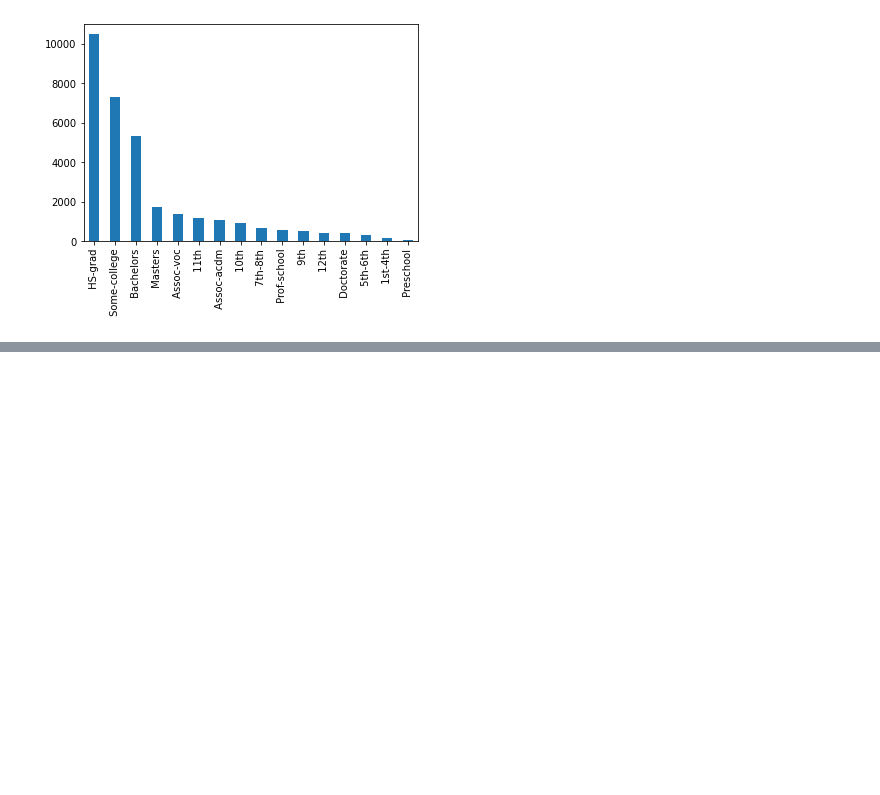
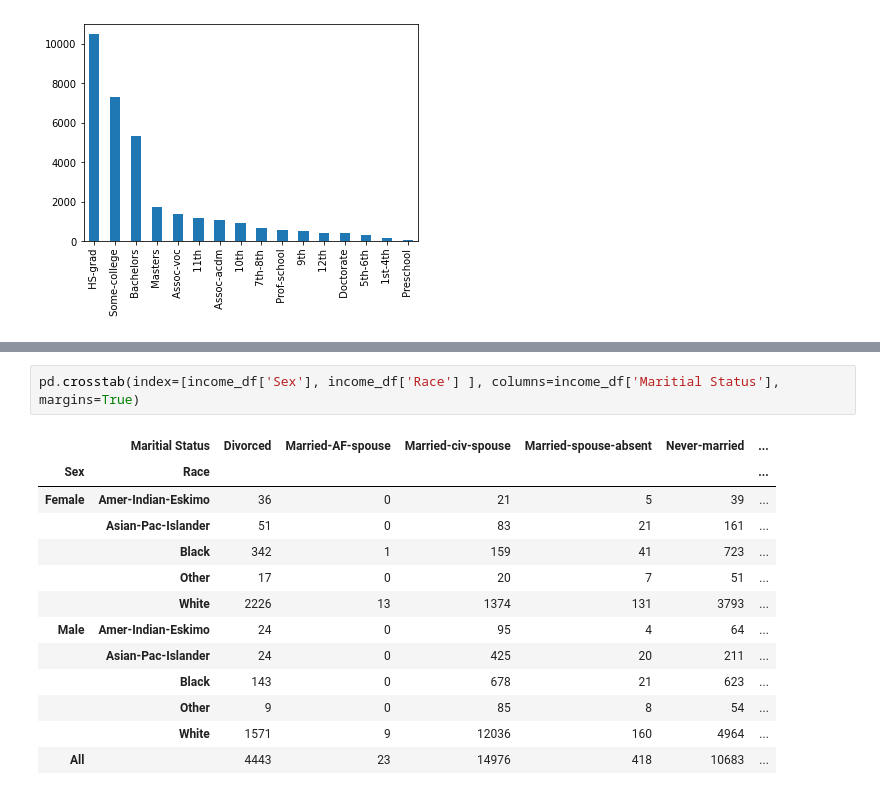
Before and after one commit to arpitsharma27/RegressionTechniques, a Jupyter notebook: LogisticRegressionXGBoost.ipynb, the cells around one changed output, grey strips where cells are left out. Drawn from its saved outputs; the diff is of its cells as text; blank space fills up the shorter version.

```diff
--- a/LogisticRegressionXGBoost.ipynb
+++ b/LogisticRegressionXGBoost.ipynb
@@ -162,0 +171,16 @@ Name: Martial Status, dtype: int64
+# %%
+pd.crosstab(index=[income_df['Sex'], income_df['Race'] ], columns=income_df['Maritial Status'], margins=True)
+# %% [output]
+|  | Maritial Status | Divorced | Married-AF-spouse | Married-civ-spouse | Married-spouse-absent | Never-married | ... |
+| Sex | Race |  |  |  |  |  | ... |
+| Female | Amer-Indian-Eskimo | 36 | 0 | 21 | 5 | 39 | ... |
+|  | Asian-Pac-Islander | 51 | 0 | 83 | 21 | 161 | ... |
+|  | Black | 342 | 1 | 159 | 41 | 723 | ... |
+|  | Other | 17 | 0 | 20 | 7 | 51 | ... |
+|  | White | 2226 | 13 | 1374 | 131 | 3793 | ... |
+| Male | Amer-Indian-Eskimo | 24 | 0 | 95 | 4 | 64 | ... |
+|  | Asian-Pac-Islander | 24 | 0 | 425 | 20 | 211 | ... |
+|  | Black | 143 | 0 | 678 | 21 | 623 | ... |
+|  | Other | 9 | 0 | 85 | 8 | 54 | ... |
+|  | White | 1571 | 9 | 12036 | 160 | 4964 | ... |
+| All |  | 4443 | 23 | 14976 | 418 | 10683 | ... |
```
Also changed, not shown: parts of 8 cells of this notebook.
